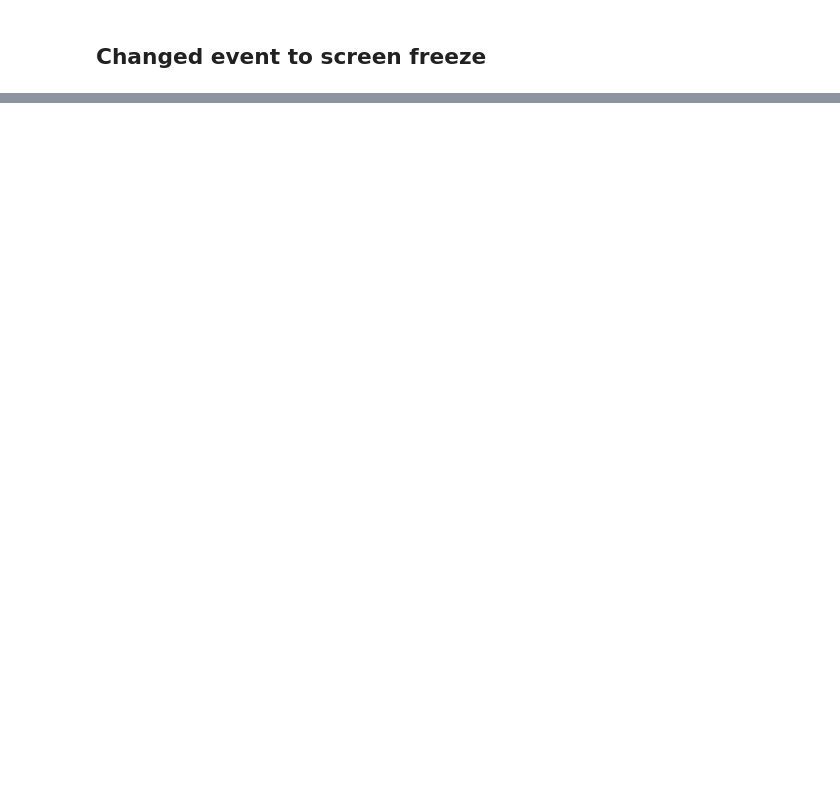
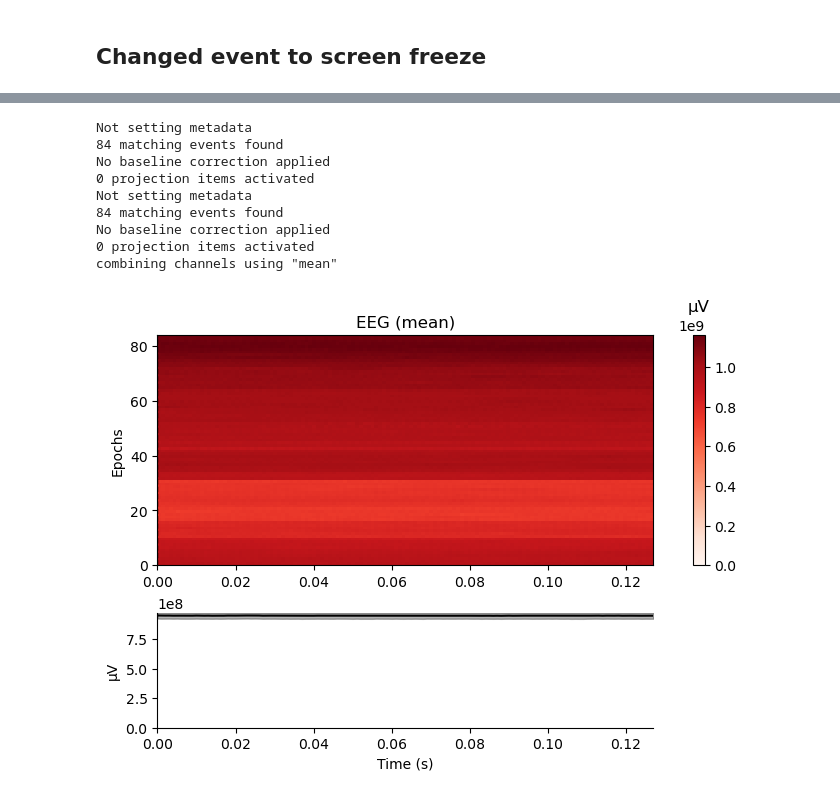
Before and after one commit to jeff-yc-wong/BCI_Project, a Jupyter notebook: eeg_analysis.ipynb, the cells around one changed output, grey strips where cells are left out. Cells and saved outputs as stored; diff of their text form; code cells hidden in the pictures; blank space fills up the shorter version.

```diff
--- a/eeg_analysis.ipynb
+++ b/eeg_analysis.ipynb
@@ -338,0 +270,70 @@ plt.show()
+# %%
+import numpy as np
+import matplotlib.pyplot as plt
+import mne
+from mne import create_info, EpochsArray
+
+# Load data from the file S00.mat
+mat_data = scipy.io.loadmat('data/S00.mat')
+
+# Extract the EEG data X, Y, and I
+X = mat_data['X'][:32, 3191:]  # Use only the first 32 rows and columns after 3191
+Y = mat_data['Y'][0, 3191:]
+I = mat_data['I'][0, 3191:]
+
+# Define the event codes (Y values) for ERPs
+event_codes = [3,4]
+
+# Set values in Y outside the event codes to 0
+Y_events = np.where(np.isin(Y, event_codes), Y, 0)
+
+# Find the indices where Y equals the event codes
+event_indices = np.where(Y_events > 0)[0]
+
+# Define the time window around each event (in seconds)
+time_window_before = 0.2  # 200 milliseconds before event
+time_window_after = 0.8   # 800 milliseconds after event
+
+# Initialize an array to store the epoch data
+epochs_array = []
+
+# Iterate through the event indices to extract and store the epoch data
+for event_index in event_indices:
+    # Extract the EEG readings (X) for the event within the time window
+    window_start = I[event_index] - time_window_before
+    window_end = I[event_index] + time_window_after
+    window_indices = np.where((I >= window_start) & (I <= window_end))[0]
+    event_eeg = X[:, window_indices]
+
+    # Append the event epoch to the array
+    epochs_array.append(event_eeg)
+
+# Convert the list of arrays into a 3D numpy array
+epochs_array = np.array(epochs_array)
+
+# Define the channel names
+ch_names = [f'Channel {i+1}' for i in range(epochs_array.shape[1])]
+
+# Define the sampling frequency
+sfreq = 1000  # Sampling frequency in Hz
+
+# Create MNE info structure
+info = create_info(ch_names=ch_names, sfreq=sfreq, ch_types='eeg')
+
+# Create MNE EpochsArray
+epochs = EpochsArray(epochs_array, info)
+
+# Plot the average ERP for all epochs
+epochs.plot_image(combine='mean', picks='eeg')
+plt.show()
+# %% [output]
+Not setting metadata
+84 matching events found
+No baseline correction applied
+0 projection items activated
+Not setting metadata
+84 matching events found
+No baseline correction applied
+0 projection items activated
+combining channels using "mean"
+[figure, added]
```
Also changed, not shown: parts of 4 cells of this notebook, 1 other file.
